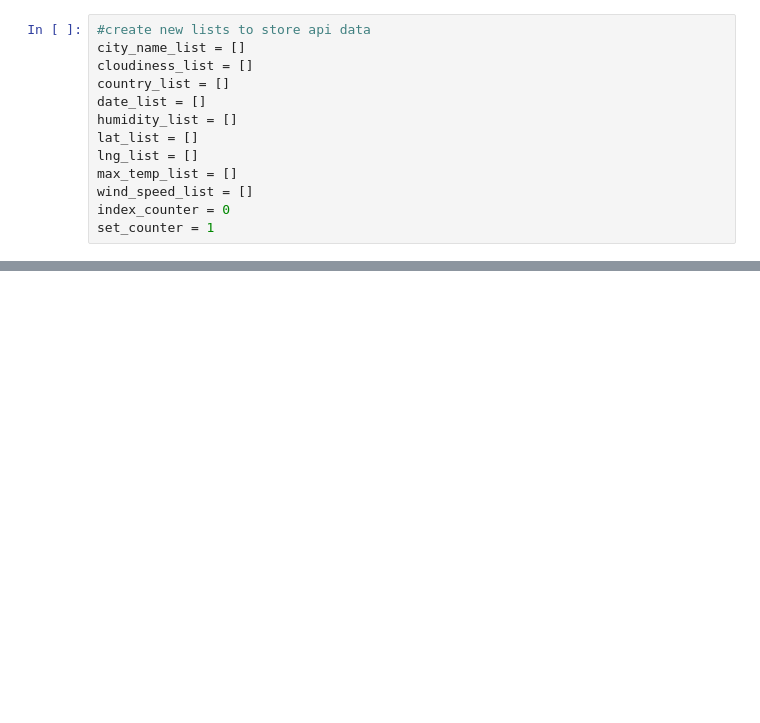
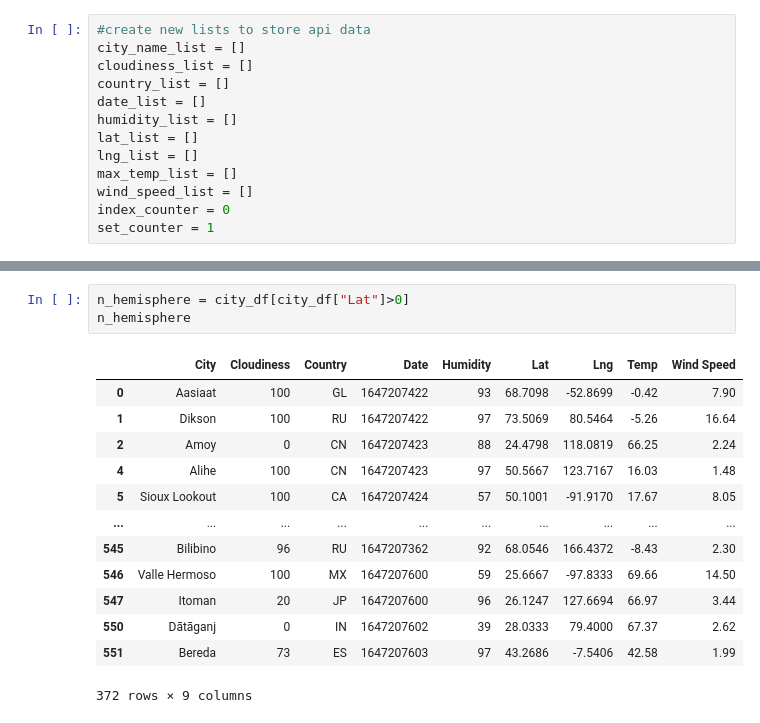
Before and after one commit to gabriellaburns/python-api-challenge, a Jupyter notebook: weatherpy/weatherpy.ipynb, the cells around one changed output, grey strips where cells are left out. Saved outputs shown, nothing was run; the diff lists cells and outputs as text; blank space fills up the shorter version.

```diff
--- a/weatherpy/weatherpy.ipynb
+++ b/weatherpy/weatherpy.ipynb
@@ -157,3 +180,20 @@ plt.savefig("lat_vs_temp.png")
+# %%
+n_hemisphere = city_df[city_df["Lat"]>0]
+n_hemisphere
+# %% [output]
+|  | City | Cloudiness | Country | Date | Humidity | Lat | Lng | Temp | Wind Speed |
+| 0 | Aasiaat | 100 | GL | 1647207422 | 93 | 68.7098 | -52.8699 | -0.42 | 7.90 |
+| 1 | Dikson | 100 | RU | 1647207422 | 97 | 73.5069 | 80.5464 | -5.26 | 16.64 |
+| 2 | Amoy | 0 | CN | 1647207423 | 88 | 24.4798 | 118.0819 | 66.25 | 2.24 |
+| 4 | Alihe | 100 | CN | 1647207423 | 97 | 50.5667 | 123.7167 | 16.03 | 1.48 |
+| 5 | Sioux Lookout | 100 | CA | 1647207424 | 57 | 50.1001 | -91.9170 | 17.67 | 8.05 |
+| ... | ... | ... | ... | ... | ... | ... | ... | ... | ... |
+| 545 | Bilibino | 96 | RU | 1647207362 | 92 | 68.0546 | 166.4372 | -8.43 | 2.30 |
+| 546 | Valle Hermoso | 100 | MX | 1647207600 | 59 | 25.6667 | -97.8333 | 69.66 | 14.50 |
+| 547 | Itoman | 20 | JP | 1647207600 | 96 | 26.1247 | 127.6694 | 66.97 | 3.44 |
+| 550 | Dātāganj | 0 | IN | 1647207602 | 39 | 28.0333 | 79.4000 | 67.37 | 2.62 |
+| 551 | Bereda | 73 | ES | 1647207603 | 97 | 43.2686 | -7.5406 | 42.58 | 1.99 |
+372 rows × 9 columns
 # %%
 plt.scatter(city_df['Lat'],city_df['Humidity'],alpha=0.75,edgecolors='black')
 plt.title(f"Latitude vs Humidity ({time.strftime('%m/%d/%y')})")
```
Also changed, not shown: parts of 21 cells of this notebook, 14 other files.
